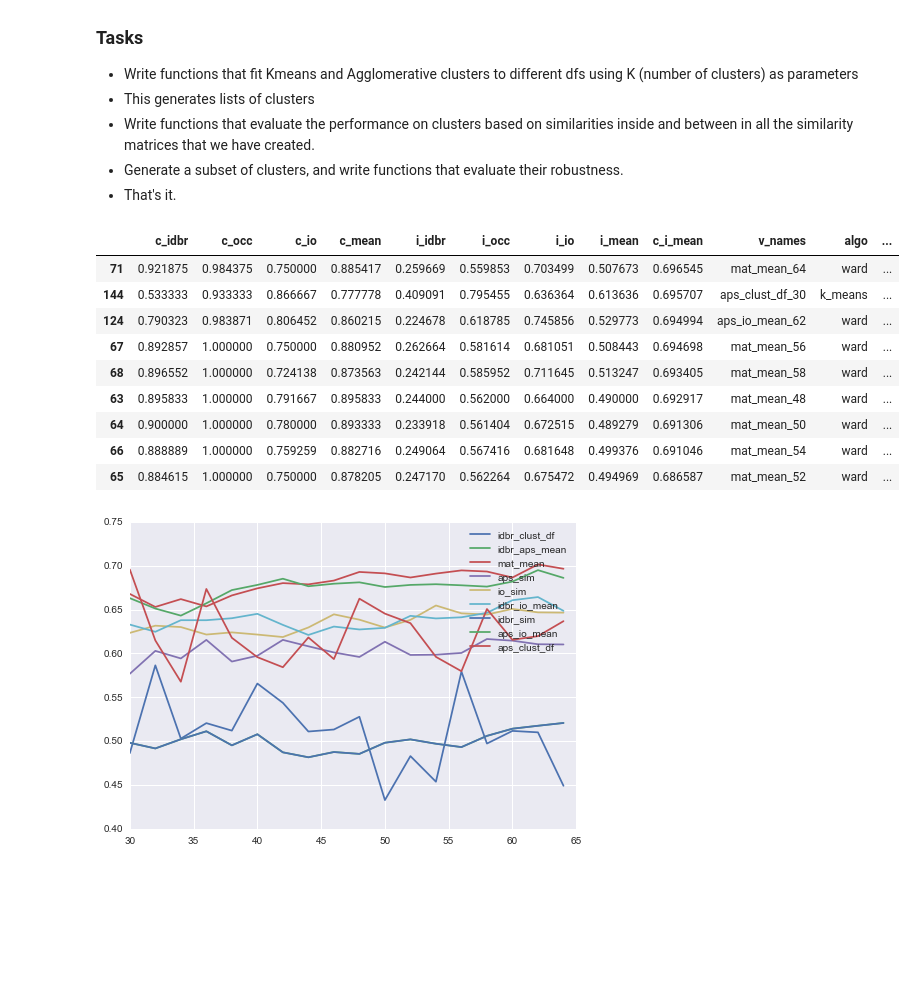
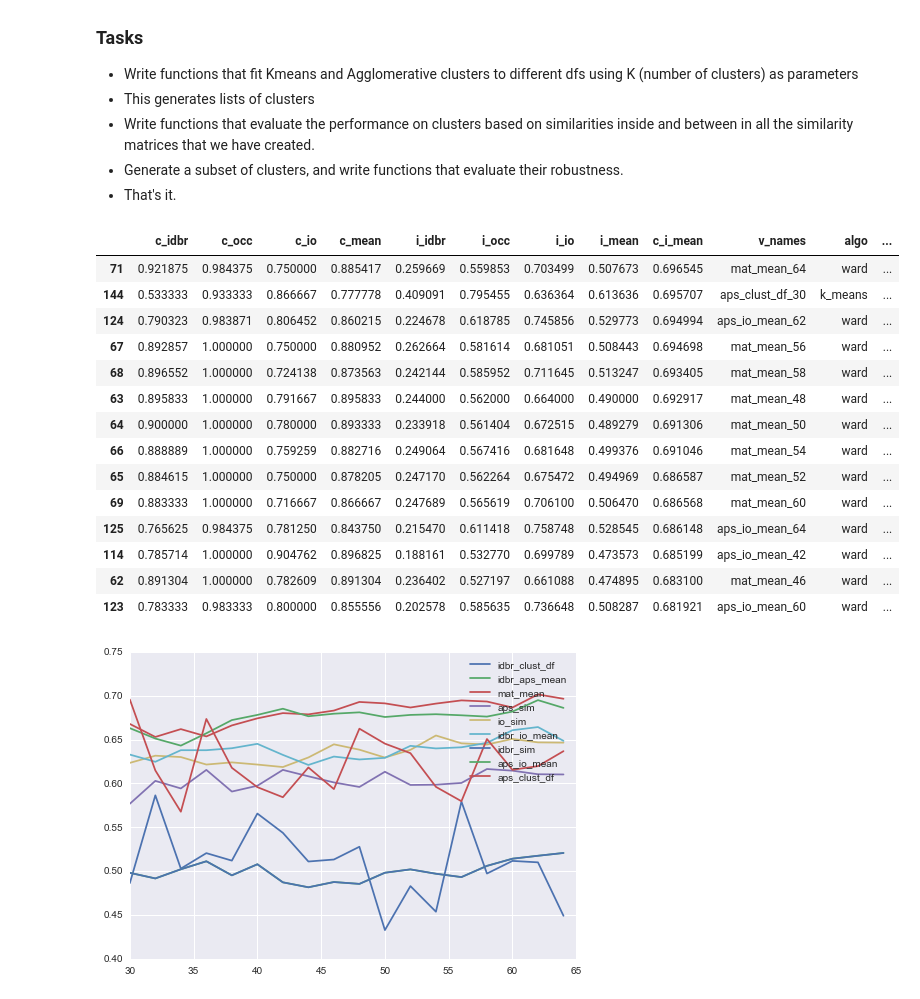
Before and after one commit to nestauk/industry_pilot, a Jupyter notebook: RCA_Pilot_Data_Collection.ipynb, the cells around one changed output. Cells and saved outputs as stored; diff of their text form; code cells hidden in the pictures; blank space fills up the shorter version.

```diff
--- a/RCA_Pilot_Data_Collection.ipynb
+++ b/RCA_Pilot_Data_Collection.ipynb
@@ -854,34 +854,39 @@ kmeans_scores = [get_validation_score(extract_kmeans(x[0],x[1])) for x in list(
 # %%
 #Extract scores from the containers and put them in a dataframe.
 
 validation_scores_df = pd.DataFrame(x.ix['95pct',:] for x in agglom_scores+kmeans_scores).reset_index(drop=True)
 
 #Assign names
 agg_mat_names = ['idbr_sim','aps_sim','io_sim','mat_mean','idbr_aps_mean','idbr_io_mean','aps_io_mean']
 kmeans_mat_names = ['idbr_clust_df','aps_clust_df']
 
 validation_scores_df['v_names'] = [x[0] + "_" + str(x[1]) for x in list(
         itertools.product(agg_mat_names,list(range(30,65,2))))+
                                     list(itertools.product(kmeans_mat_names,list(range(30,65,2))))]
 
 #Additional info about the findings
 validation_scores_df['algo'] = ['k_means' if 'df' in x else 'ward' for x in validation_scores_df['v_names']]
 validation_scores_df['k'] = [x.split("_")[-1] for x in validation_scores_df['v_names']]
 validation_scores_df['type'] = ["_".join(x.split("_")[:-1]) for x in validation_scores_df['v_names']]
 
 #Sort and get the top 10
-validation_scores_df.sort(columns='c_i_mean',ascending=False)[1:10]
+validation_scores_df.sort(columns='c_i_mean',ascending=False)[1:15]
 # %% [output]
 |  | c_idbr | c_occ | c_io | c_mean | i_idbr | i_occ | i_io | i_mean | c_i_mean | v_names | algo | ... |
 | 71 | 0.921875 | 0.984375 | 0.750000 | 0.885417 | 0.259669 | 0.559853 | 0.703499 | 0.507673 | 0.696545 | mat_mean_64 | ward | ... |
 | 144 | 0.533333 | 0.933333 | 0.866667 | 0.777778 | 0.409091 | 0.795455 | 0.636364 | 0.613636 | 0.695707 | aps_clust_df_30 | k_means | ... |
 | 124 | 0.790323 | 0.983871 | 0.806452 | 0.860215 | 0.224678 | 0.618785 | 0.745856 | 0.529773 | 0.694994 | aps_io_mean_62 | ward | ... |
 | 67 | 0.892857 | 1.000000 | 0.750000 | 0.880952 | 0.262664 | 0.581614 | 0.681051 | 0.508443 | 0.694698 | mat_mean_56 | ward | ... |
 | 68 | 0.896552 | 1.000000 | 0.724138 | 0.873563 | 0.242144 | 0.585952 | 0.711645 | 0.513247 | 0.693405 | mat_mean_58 | ward | ... |
 | 63 | 0.895833 | 1.000000 | 0.791667 | 0.895833 | 0.244000 | 0.562000 | 0.664000 | 0.490000 | 0.692917 | mat_mean_48 | ward | ... |
 | 64 | 0.900000 | 1.000000 | 0.780000 | 0.893333 | 0.233918 | 0.561404 | 0.672515 | 0.489279 | 0.691306 | mat_mean_50 | ward | ... |
 | 66 | 0.888889 | 1.000000 | 0.759259 | 0.882716 | 0.249064 | 0.567416 | 0.681648 | 0.499376 | 0.691046 | mat_mean_54 | ward | ... |
 | 65 | 0.884615 | 1.000000 | 0.750000 | 0.878205 | 0.247170 | 0.562264 | 0.675472 | 0.494969 | 0.686587 | mat_mean_52 | ward | ... |
+| 69 | 0.883333 | 1.000000 | 0.716667 | 0.866667 | 0.247689 | 0.565619 | 0.706100 | 0.506470 | 0.686568 | mat_mean_60 | ward | ... |
+| 125 | 0.765625 | 0.984375 | 0.781250 | 0.843750 | 0.215470 | 0.611418 | 0.758748 | 0.528545 | 0.686148 | aps_io_mean_64 | ward | ... |
+| 114 | 0.785714 | 1.000000 | 0.904762 | 0.896825 | 0.188161 | 0.532770 | 0.699789 | 0.473573 | 0.685199 | aps_io_mean_42 | ward | ... |
+| 62 | 0.891304 | 1.000000 | 0.782609 | 0.891304 | 0.236402 | 0.527197 | 0.661088 | 0.474895 | 0.683100 | mat_mean_46 | ward | ... |
+| 123 | 0.783333 | 0.983333 | 0.800000 | 0.855556 | 0.202578 | 0.585635 | 0.736648 | 0.508287 | 0.681921 | aps_io_mean_60 | ward | ... |
 # %%
 g = validation_scores_df.groupby('type')
 for i in g.groups.keys():
```
Also changed, not shown: parts of 5 cells of this notebook.
